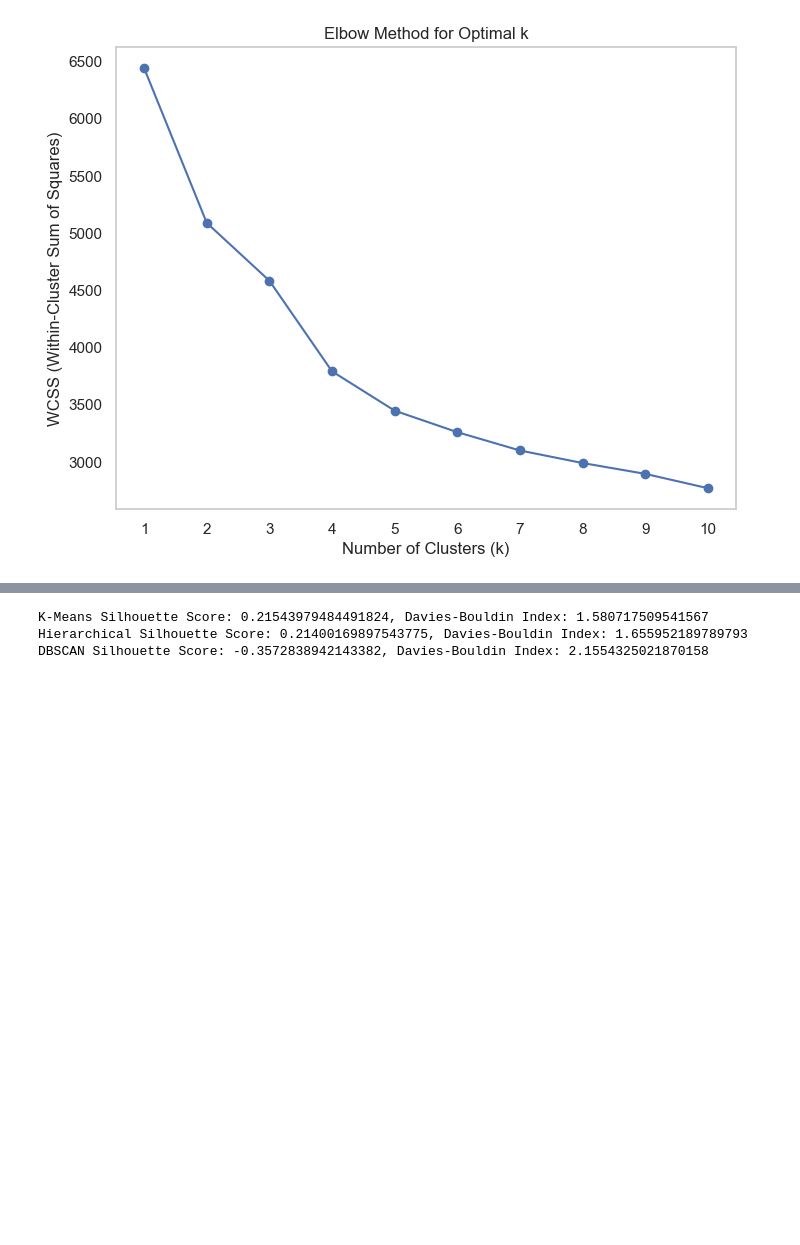
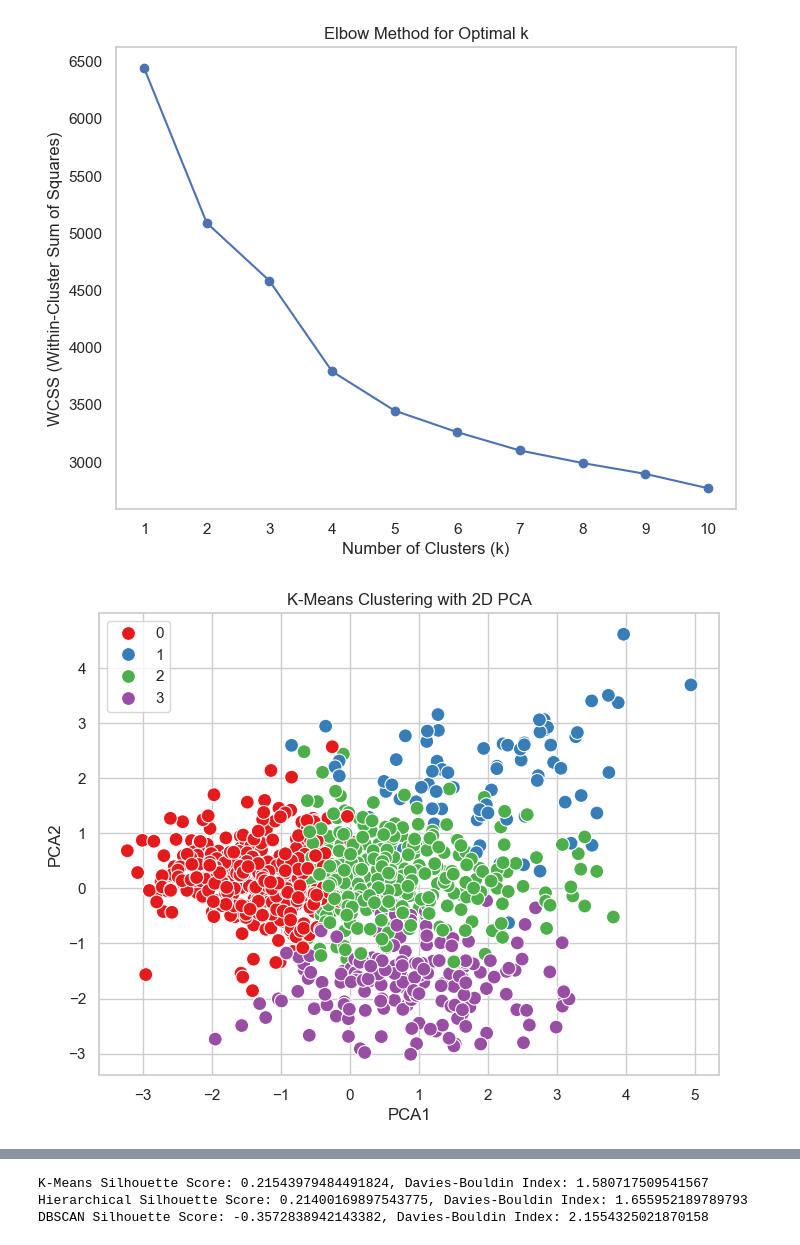
Before and after one commit to ZigaLarissa/heart-disease-analysis, a Jupyter notebook: model.ipynb, the cells around one changed output, grey strips where cells are left out. Drawn from its saved outputs; the diff is of its cells as text; code cells hidden in the pictures; blank space fills up the shorter version.

```diff
--- a/model.ipynb
+++ b/model.ipynb
@@ -226,3 +226,19 @@ plt.show()
 optimal_k = 4
 kmeans = KMeans(n_clusters=optimal_k, random_state=42)
 kmeans_labels = kmeans.fit_predict(scaled_features)
+# %%
+# Apply PCA to reduce dimensionality to 2 components for visualization
+pca = PCA(n_components=2)
+pca_components = pca.fit_transform(scaled_features)  # scaled_data is the preprocessed data without the target
+
+# Add the PCA components to the DataFrame for easier visualization
+df['PCA1'] = pca_components[:, 0]
+df['PCA2'] = pca_components[:, 1]
+
+# Visualize clusters based on PCA
+plt.figure(figsize=(8, 6))
+sns.scatterplot(x='PCA1', y='PCA2', hue=kmeans_labels, palette='Set1', data=df, s=100)
+plt.title('K-Means Clustering with 2D PCA')
+plt.show()
+# %% [output]
+[figure, added]
```
Also changed, not shown: parts of 7 cells of this notebook.
